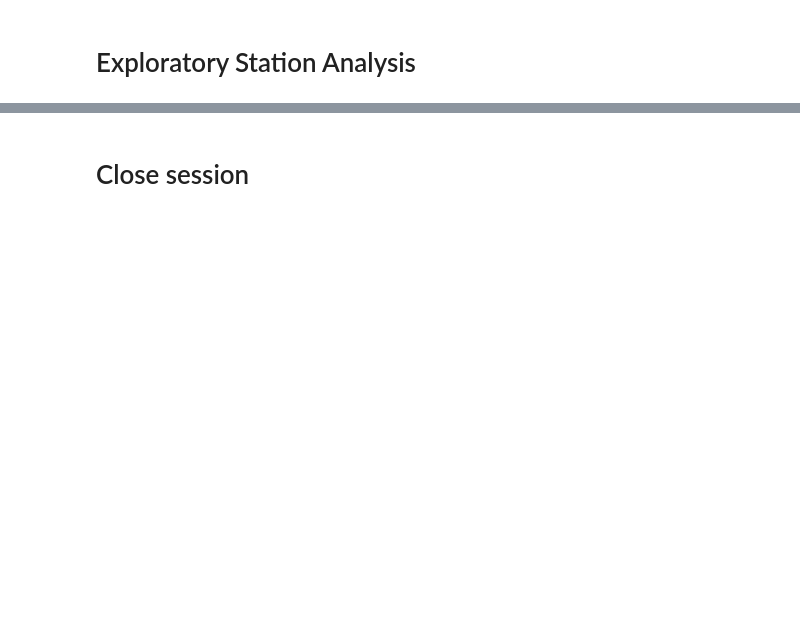
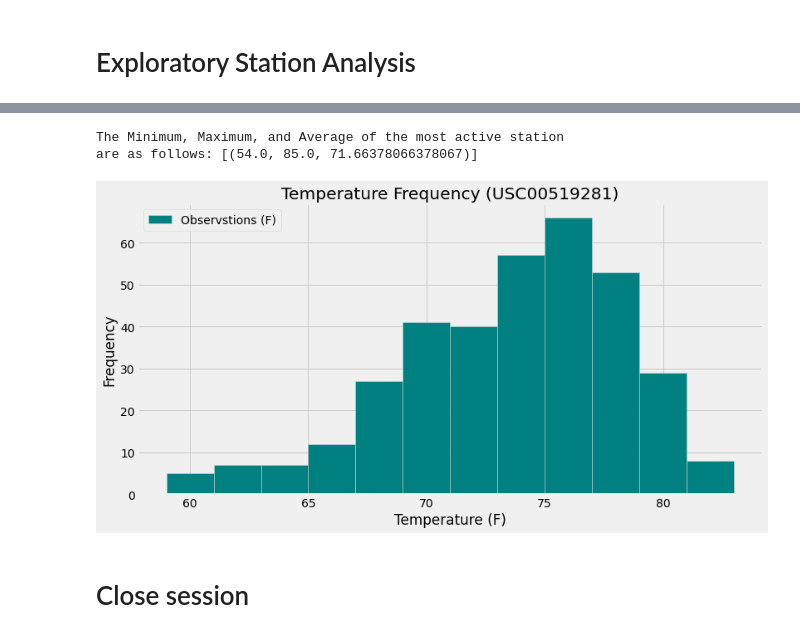
Before and after one commit to davism02/sqlalchemy-challenge, a Jupyter notebook: climate_starter.ipynb, the cells around one changed output, grey strips where cells are left out. Saved outputs shown, nothing was run; the diff lists cells and outputs as text; code cells hidden in the pictures; blank space fills up the shorter version.

```diff
--- a/climate_starter.ipynb
+++ b/climate_starter.ipynb
@@ -27,4 +31,6 @@ engine = create_engine("sqlite:///hawaii.sqlite")
 # %%
 # Save references to each table
+meas = db.classes.measurement
+stat = db.classes.station
 # %%
 # Create our session (link) from Python to the DB
@@ -61,2 +139,9 @@ engine = create_engine("sqlite:///hawaii.sqlite")
 # %%
 # Using the most active station id from the previous query, calculate the lowest, highest, and average temperature.
+most_active_station = select = [func.min(meas.tobs), func.max(meas.tobs), func.avg(meas.tobs)]
+min_max = sess.query(*select).\
+    filter(meas.station == "USC00519281").all()
+print(f'The Minimum, Maximum, and Average of the most active station\nare as follows: {min_max}')
+# %% [output]
+The Minimum, Maximum, and Average of the most active station
+are as follows: [(54.0, 85.0, 71.66378066378067)]
@@ -66,3 +148,23 @@ engine = create_engine("sqlite:///hawaii.sqlite")
+# %%
+# Using the most active station id
+# Query the last 12 months of temperature observation data for this station and plot the results as a histogram
+temp_obs = sess.query(meas.tobs).\
+    filter(meas.date >= minus_year).\
+    filter(meas.station == "USC00519281").\
+    order_by(meas.date).all()
+
+# save as a dataframe
+temp_df = pd.DataFrame(temp_obs, columns=["Observstions (F)"])
+
+# start graphing
+temp_df.plot.hist(bins=12, title="Temperature Frequency (USC00519281)",
+                  figsize=(12,6),color = 'teal', edgecolor='xkcd:light gray')
+plt.xlabel("Temperature (F)")
+plt.legend(loc="upper left")
+plt.savefig("Images/temp.png")
+plt.show()
+# %% [output]
+[figure, added]
 # %% [markdown]
 # Close session
 # %%
```
Also changed, not shown: parts of 16 cells of this notebook, 5 other files.
